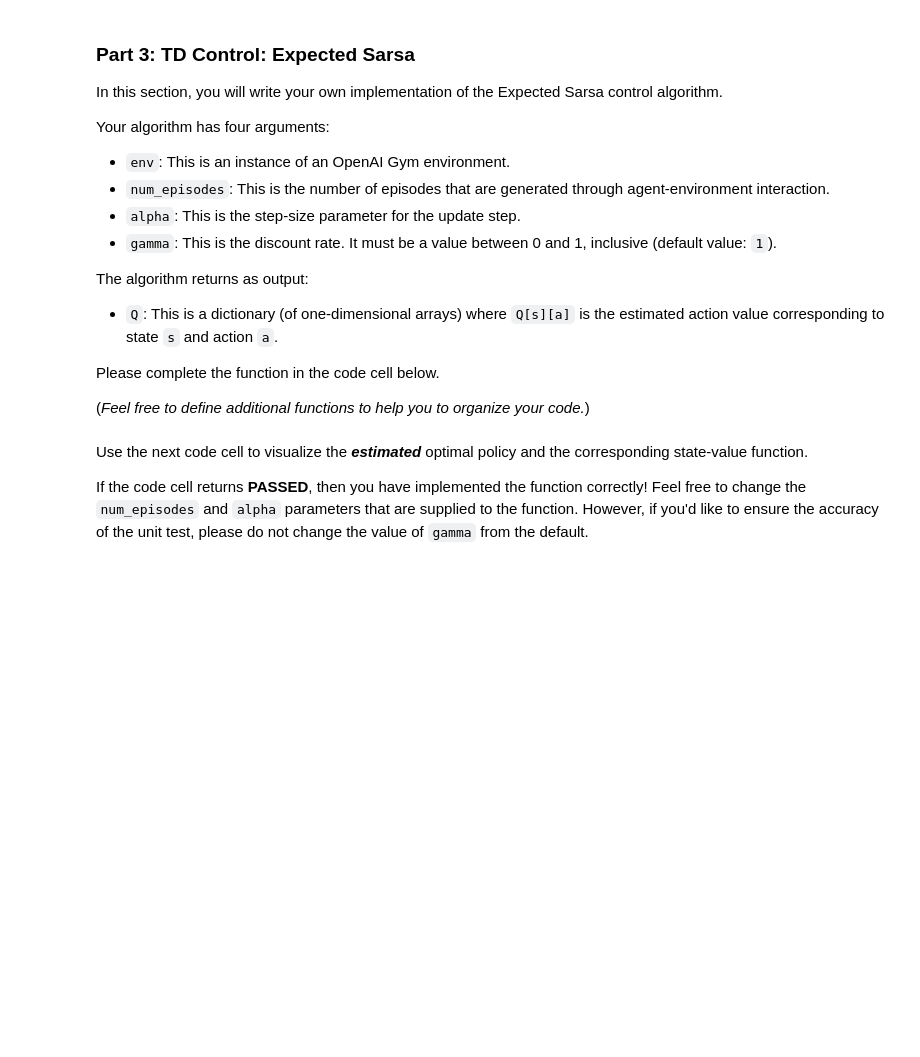
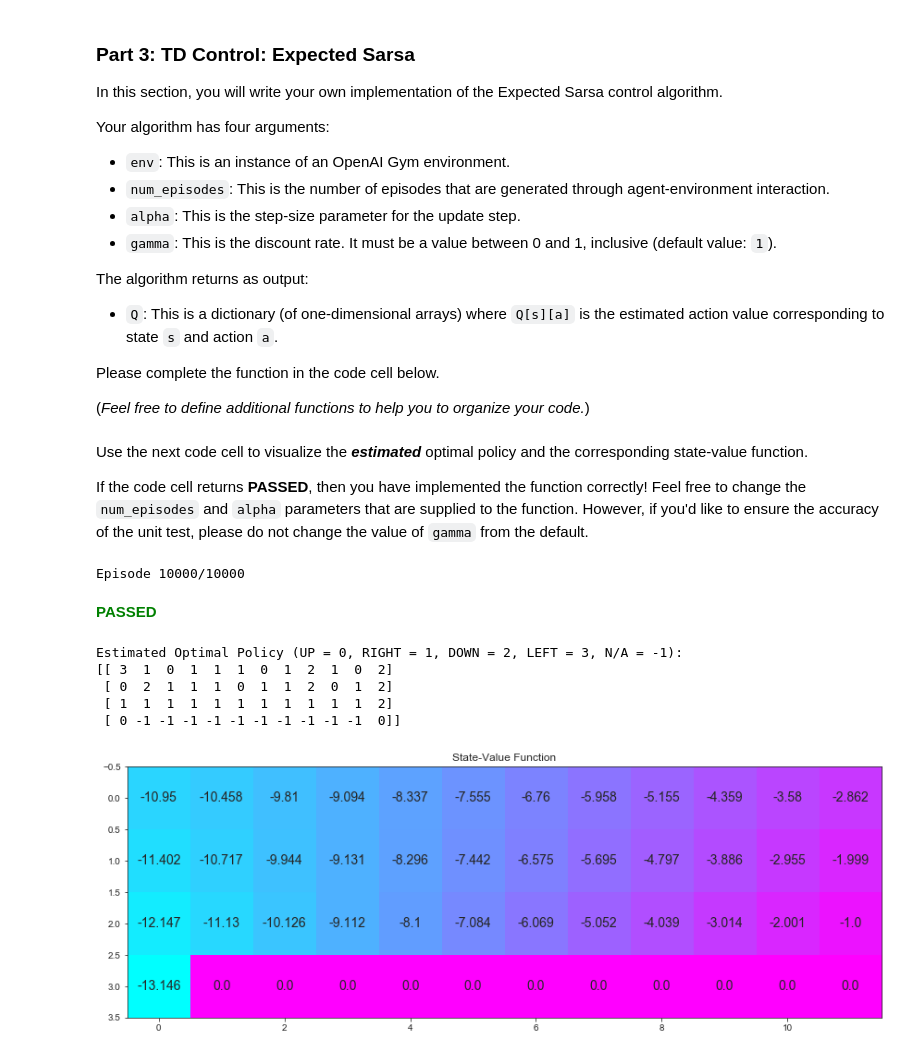
Before and after one commit to dhruvbaldawa/deep-reinforcement-learning, a Jupyter notebook: temporal-difference/Temporal_Difference.ipynb, the cells around one changed output. Drawn from its saved outputs; the diff is of its cells as text; code cells hidden in the pictures; blank space fills up the shorter version.

```diff
--- a/temporal-difference/Temporal_Difference.ipynb
+++ b/temporal-difference/Temporal_Difference.ipynb
@@ -119,7 +119,7 @@ def sarsa(env, num_episodes, alpha, gamma=1.0):
             sys.stdout.flush()
         epsilon = 1 / i_episode
         state = env.reset()
-        action = epsilon_greedy(Q, epsilon, state, env.nA)
+        action = epsilon_greedy(Q, state, env.nA, epsilon)
 
         while True:
             next_state, reward, done, info = env.step(action) # take action A, observe R, S'
@@ -141,7 +141,7 @@ Use the next code cell to visualize the **_estimated_** optimal policy and the c
 If the code cell returns **PASSED**, then you have implemented the function correctly!  Feel free to change the `num_episodes` and `alpha` parameters that are supplied to the function.  However, if you'd like to ensure the accuracy of the unit test, please do not change the value of `gamma` from the default.
 # %%
 # obtain the estimated optimal policy and corresponding action-value function
-Q_sarsa = sarsa(env, 10000, .01)
+Q_sarsa = sarsa(env, 5000, .01)
 
 # print the estimated optimal policy
 policy_sarsa = np.array([np.argmax(Q_sarsa[key]) if key in Q_sarsa else -1 for key in np.arange(48)]).reshape(4,12)
@@ -253,6 +253,16 @@ The algorithm returns as output:
 Please complete the function in the code cell below.
 
 (_Feel free to define additional functions to help you to organize your code._)
+# %%
+def update_Q_expected_sarsa(alpha, gamma, nA, epsilon, Q, state, action, reward, next_state=None):
+    """Returns updated Q-value for the most recent experience."""
+    current = Q[state][action]         # estimate in Q-table (for current state, action pair)
+    policy_s = np.ones(nA) * epsilon / nA  # current policy (for next state S')
+    policy_s[np.argmax(Q[next_state])] = 1 - epsilon + (epsilon / nA) # greedy action
+    Qsa_next = np.dot(Q[next_state], policy_s)         # get value of state at next time step
+    target = reward + (gamma * Qsa_next)               # construct target
+    new_value = current + (alpha * (target - current)) # get updated value
+    return new_value
 # %%
 def expected_sarsa(env, num_episodes, alpha, gamma=1.0):
     # initialize empty dictionary of arrays
@@ -264,8 +274,16 @@ def expected_sarsa(env, num_episodes, alpha, gamma=1.0):
             print("\rEpisode {}/{}".format(i_episode, num_episodes), end="")
             sys.stdout.flush()
 
-        ## TODO: complete the function
+        epsilon = 0.005
+        state = env.reset()
 
+        while True:
+            action = epsilon_greedy(Q, state, env.nA, epsilon)
+            next_state, reward, done, info = env.step(action) # take action A, observe R, S'
+            Q[state][action] = update_Q_expected_sarsa(alpha, gamma, env.nA, epsilon, Q, state, action, reward, next_state)
+            state = next_state                                 # S <- S'
+            if done:
+                break
     return Q
 # %% [markdown]
 Use the next code cell to visualize the **_estimated_** optimal policy and the corresponding state-value function.
@@ -273,13 +291,22 @@ Use the next code cell to visualize the **_estimated_** optimal policy and the c
 If the code cell returns **PASSED**, then you have implemented the function correctly!  Feel free to change the `num_episodes` and `alpha` parameters that are supplied to the function.  However, if you'd like to ensure the accuracy of the unit test, please do not change the value of `gamma` from the default.
 # %%
 # obtain the estimated optimal policy and corresponding action-value function
-Q_expsarsa = expected_sarsa(env, 10000, 1)
+Q_expsarsa = expected_sarsa(env, 10000, 0.01)
 
 # print the estimated optimal policy
 policy_expsarsa = np.array([np.argmax(Q_expsarsa[key]) if key in Q_expsarsa else -1 for key in np.arange(48)]).reshape(4,12)
 check_test.run_check('td_control_check', policy_expsarsa)
 print("\nEstimated Optimal Policy (UP = 0, RIGHT = 1, DOWN = 2, LEFT = 3, N/A = -1):")
 print(policy_expsarsa)
 
 # plot the estimated optimal state-value function
 plot_values([np.max(Q_expsarsa[key]) if key in Q_expsarsa else 0 for key in np.arange(48)])
+# %% [output]
+Episode 10000/10000
+**<span style="color: green;">PASSED</span>**
+Estimated Optimal Policy (UP = 0, RIGHT = 1, DOWN = 2, LEFT = 3, N/A = -1):
+[[ 3  1  0  1  1  1  0  1  2  1  0  2]
+ [ 0  2  1  1  1  0  1  1  2  0  1  2]
+ [ 1  1  1  1  1  1  1  1  1  1  1  2]
+ [ 0 -1 -1 -1 -1 -1 -1 -1 -1 -1 -1  0]]
+[figure, added]
```
Also changed, not shown: parts of 1 cell of this notebook, 2 other files.
